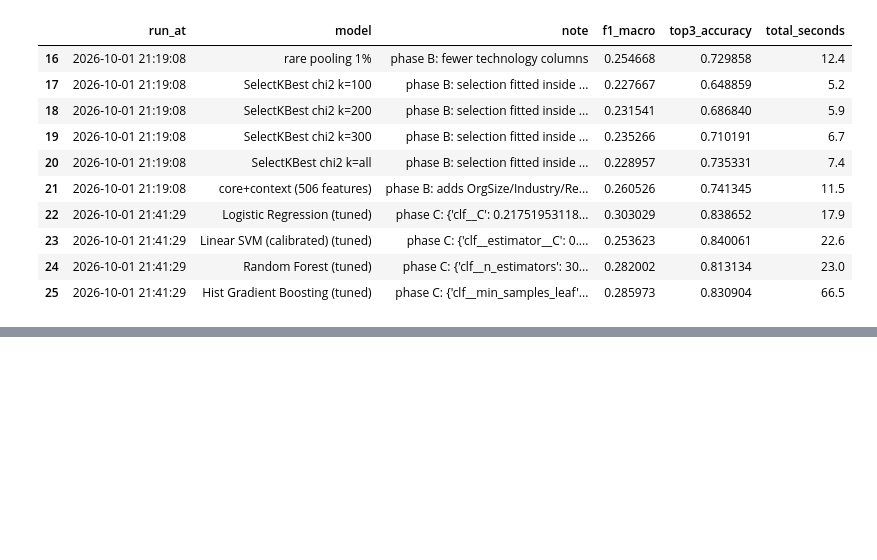
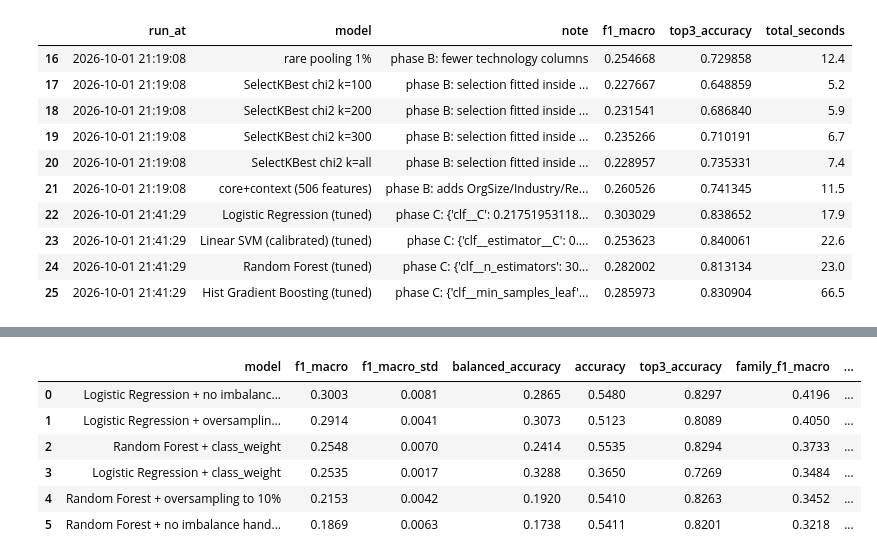
Before and after one commit to PasinduSuraweera/skillpath, a Jupyter notebook: notebooks/04_modelling_and_optimisation.ipynb, the cells around one changed output, grey strips where cells are left out. Drawn from its saved outputs; the diff is of its cells as text; code cells hidden in the pictures; blank space fills up the shorter version.

```diff
--- a/notebooks/04_modelling.ipynb
+++ b/notebooks/04_modelling_and_optimisation.ipynb
@@ -346,0 +422,11 @@ log[["run_at", "model", "note", "f1_macro", "top3_accuracy", "total_seconds"]].t
+# %%
+phase_a[["model", "f1_macro", "f1_macro_std", "balanced_accuracy", "accuracy",
+         "top3_accuracy", "family_f1_macro", "fit_seconds"]].round(4)
+# %% [output]
+|  | model | f1_macro | f1_macro_std | balanced_accuracy | accuracy | top3_accuracy | family_f1_macro | ... |
+| 0 | Logistic Regression + no imbalanc... | 0.3003 | 0.0081 | 0.2865 | 0.5480 | 0.8297 | 0.4196 | ... |
+| 1 | Logistic Regression + oversamplin... | 0.2914 | 0.0041 | 0.3073 | 0.5123 | 0.8089 | 0.4050 | ... |
+| 2 | Random Forest + class_weight | 0.2548 | 0.0070 | 0.2414 | 0.5535 | 0.8294 | 0.3733 | ... |
+| 3 | Logistic Regression + class_weight | 0.2535 | 0.0017 | 0.3288 | 0.3650 | 0.7269 | 0.3484 | ... |
+| 4 | Random Forest + oversampling to 10% | 0.2153 | 0.0042 | 0.1920 | 0.5410 | 0.8263 | 0.3452 | ... |
+| 5 | Random Forest + no imbalance hand... | 0.1869 | 0.0063 | 0.1738 | 0.5411 | 0.8201 | 0.3218 | ... |
```
Also changed, not shown: parts of 22 cells of this notebook, 11 other files.
